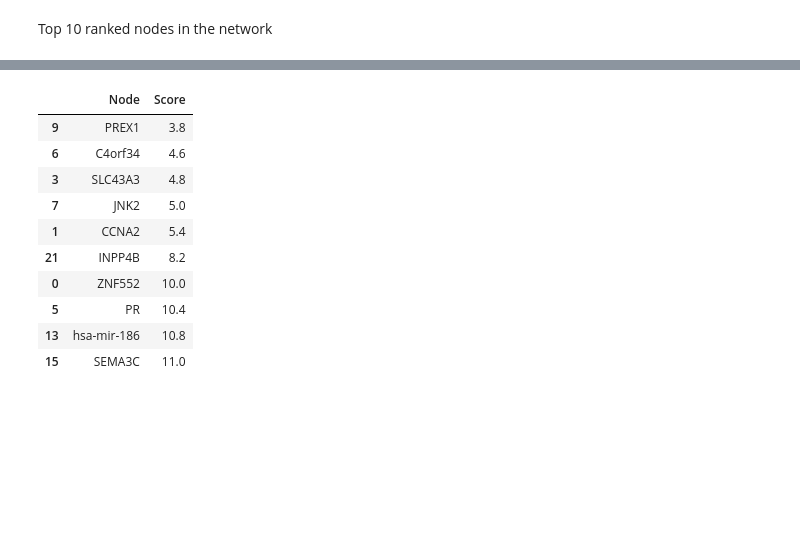
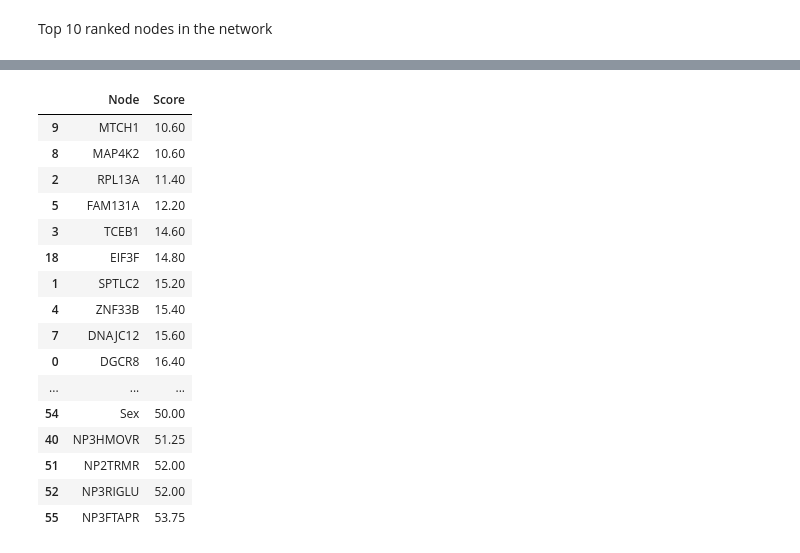
Before and after one commit to BiomedSciAI/Geno4SD, a Jupyter notebook: tutorials/CuNA.ipynb, the cells around one changed output, grey strips where cells are left out. Cells and saved outputs as stored; diff of their text form; code cells hidden in the pictures; blank space fills up the shorter version.

```diff
--- a/tutorials/CuNA.ipynb
+++ b/tutorials/CuNA.ipynb
@@ -27,0 +22,9 @@ Number of features:  44
+# %%
+path = '/home/abose/PD/new/Data/'
+df = pd.read_csv(path+'ppmi_features_toCuNA.csv')
+df.index=df['PATNO']
+y = df['Dx']
+
+df.drop(['PATNO','Dx'], axis=1, inplace=True)
+print("Number of individuals: ", df.shape[0])
+print("Number of features: ", df.shape[1])
@@ -29,6 +55,6 @@ Number of features:  44
 ### Computing Cumulants
 # %%
 beg_time = time.time()
-cumulants_df = cumulants.getCumulants(df)
+cumulants_df, vec_df = cumulants.get_cumulants(df)
 print("Time spent computing cumulants (mins): ", (time.time() - beg_time)/60)
 # %% [output]
@@ -50,6 +135,10 @@ CuNA returns the following:
     4. A dataframe with node rank. A score indicating the importance of each vertex across different centrality measures. The lower the score means higher the importance.
 # %%
 beg_time = time.time()
-interactions, nodes, communities, noderank = CuNA.get_network(cumulants_df, 0, p, verbose=0)
+p = [1e-2, 1e-5, 1e-8]
+interactions, nodes, communities, noderank = cuna.get_network(cumulants_df.copy(),
+                                                              0,
+                                                              p,
+                                                              verbose=0)
 print("Time spent computing CuNA network (mins): ", (time.time() - beg_time)/60)
 # %% [output]
@@ -73,14 +182,20 @@ Top 10 ranked nodes in the network
 # %%
-noderank.sort_values(by='Score')[:10]
+noderank.sort_values('Score')
 # %% [output]
 |  | Node | Score |
-| 9 | PREX1 | 3.8 |
-| 6 | C4orf34 | 4.6 |
-| 3 | SLC43A3 | 4.8 |
-| 7 | JNK2 | 5.0 |
-| 1 | CCNA2 | 5.4 |
-| 21 | INPP4B | 8.2 |
-| 0 | ZNF552 | 10.0 |
-| 5 | PR | 10.4 |
-| 13 | hsa-mir-186 | 10.8 |
-| 15 | SEMA3C | 11.0 |
+| 9 | MTCH1 | 10.60 |
+| 8 | MAP4K2 | 10.60 |
+| 2 | RPL13A | 11.40 |
+| 5 | FAM131A | 12.20 |
+| 3 | TCEB1 | 14.60 |
+| 18 | EIF3F | 14.80 |
+| 1 | SPTLC2 | 15.20 |
+| 4 | ZNF33B | 15.40 |
+| 7 | DNAJC12 | 15.60 |
+| 0 | DGCR8 | 16.40 |
+| ... | ... | ... |
+| 54 | Sex | 50.00 |
+| 40 | NP3HMOVR | 51.25 |
+| 51 | NP2TRMR | 52.00 |
+| 52 | NP3RIGLU | 52.00 |
+| 55 | NP3FTAPR | 53.75 |
```
Also changed, not shown: parts of 16 cells of this notebook, 4 other files.
